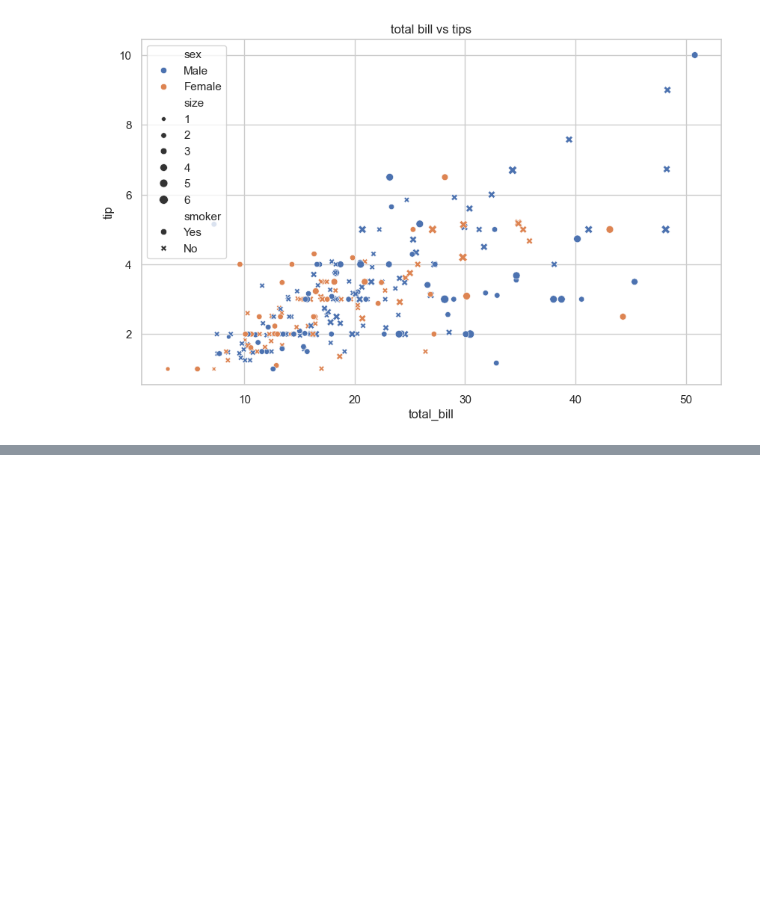
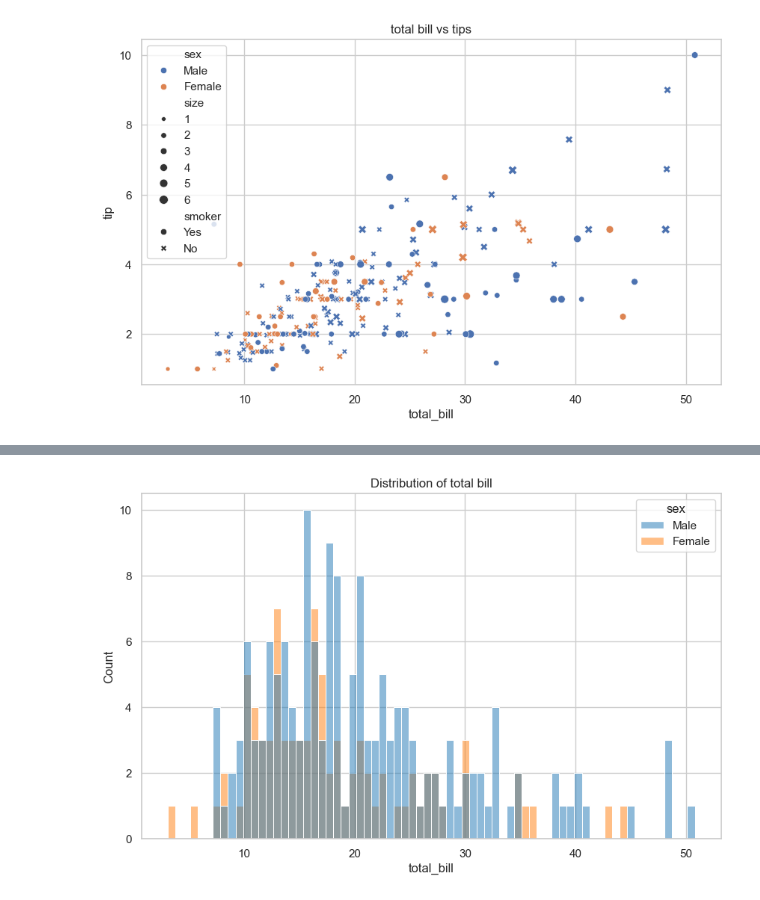
Before and after one commit to Pankaj-Str/Complete-Python-Mastery, a Jupyter notebook: 00 Lecture/lecture22/Seaborn_example01.ipynb, the cells around one changed output, grey strips where cells are left out. Drawn from its saved outputs; the diff is of its cells as text; code cells hidden in the pictures; blank space fills up the shorter version.

```diff
--- a/00 Lecture/lecture22/Seaborn_example01.ipynb
+++ b/00 Lecture/lecture22/Seaborn_example01.ipynb
@@ -89,0 +140,10 @@ plt.show()
+# %%
+# Separate distribution by category
+sns.histplot(data=tips,
+             x="total_bill",
+             hue="sex",
+             bins=70)
+plt.title("Distribution of total bill")
+plt.show()
+# %% [output]
+[figure, added]
```
Also changed, not shown: parts of 6 cells of this notebook.
